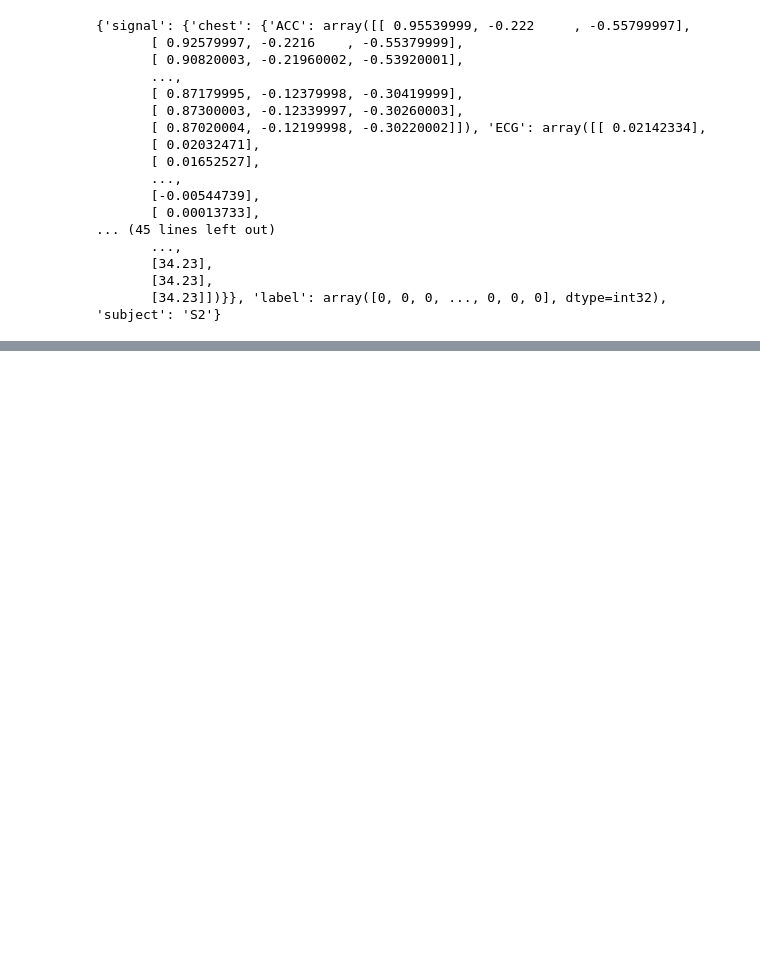
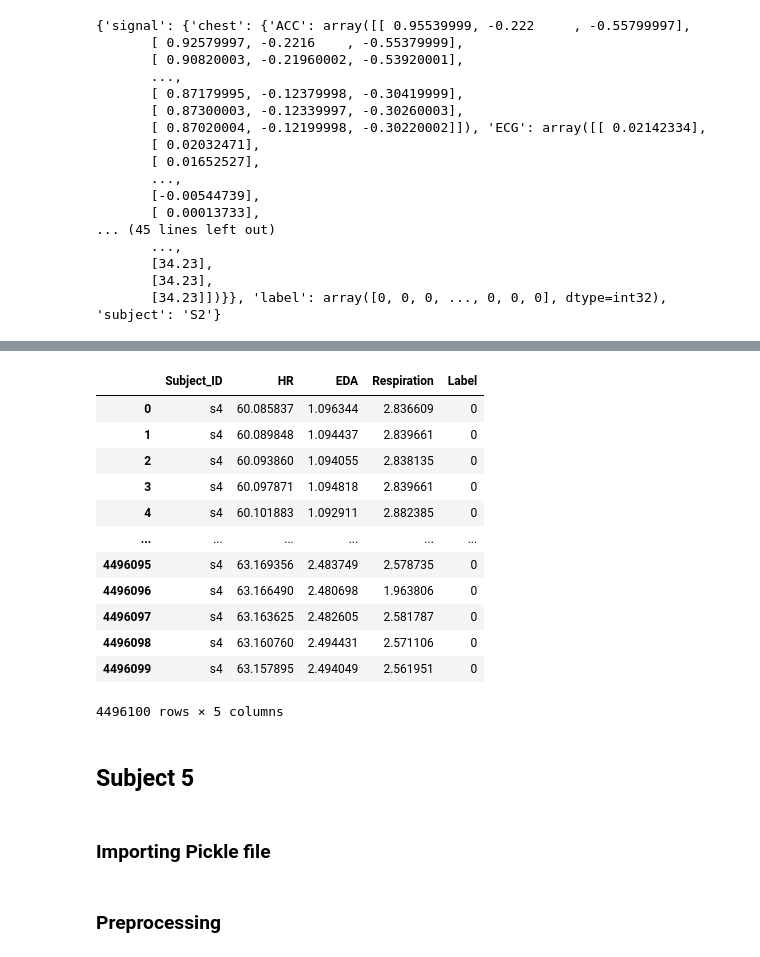
Before and after one commit to abdul-azeem-elsharkawy/Stress-Detection-via-Wearable-Sensors, a Jupyter notebook: stress-detection-via-wearable-sensors.ipynb, the cells around one changed output, grey strips where cells are left out. Saved outputs shown, nothing was run; the diff lists cells and outputs as text; code cells hidden in the pictures; blank space fills up the shorter version.

```diff
--- a/stress-detection-via-wearable-sensors.ipynb
+++ b/stress-detection-via-wearable-sensors.ipynb
@@ -103,0 +187,3 @@ print(time)
+# %%
+with open('/kaggle/input/wesad-full-dataset/WESAD/S4/S4.pkl', "rb") as file:
+    s4 = pickle.load(file, encoding="latin1")
@@ -103,0 +192,56 @@ print(time)
+# %%
+s4_ecg_signal = s4["signal"]["chest"]["ECG"]
+s4_eda_signal = s4["signal"]["chest"]["EDA"]
+s4_resp_signal = s4["signal"]["chest"]["Resp"]
+s4_labels = s4["label"]
+
+# Flatten the data (make it 1D array)
+s4_ecg_signal = s4_ecg_signal.flatten()
+s4_eda_signal = s4_eda_signal.flatten()
+s4_resp_signal = s4_resp_signal.flatten()
+
+# Noise Reduction
+s4_ecg_cleaned = nk.ecg_clean(s4_ecg_signal, sampling_rate=fs_ecg)
+
+# Finding R-Peaks
+s4_r_peaks, _ = signal.find_peaks(s4_ecg_cleaned, distance=fs_ecg*0.6, height=np.mean(s4_ecg_cleaned))
+
+# Calculate HR in Beats Per Minute (BPM)
+s4_rr_intervals = np.diff(s4_r_peaks) / fs_ecg
+s4_hr_bpm = 60 / s4_rr_intervals
+
+# Making HR and EDA equal in number of samples
+s4_hr_bpm_resampled = np.interp(np.linspace(0, len(s4_hr_bpm), len(s4_eda_signal)),
+                             np.linspace(0, len(s4_hr_bpm), len(s4_hr_bpm)),
+                             s4_hr_bpm)
+
+# Synchronizing features and labels
+s4_data_dict = {
+    "Subject_ID": 's4',
+    "HR": s4_hr_bpm_resampled,         # معدل ضربات القلب (HR) متزامن مع EDA
+    "EDA": s4_eda_signal[:len(s4_hr_bpm_resampled)],  # اقتصاص EDA ليتطابق مع HR
+    "Respiration": s4_resp_signal[:len(s4_hr_bpm_resampled)],  # اقتصاص Respiration
+    "Label": s4_labels[:len(s4_hr_bpm_resampled)]  # التصنيفات الخاصة بالمريض
+}
+
+s4_df = pd.DataFrame(s4_data_dict)
+# %%
+s4_df
+# %% [output]
+|  | Subject_ID | HR | EDA | Respiration | Label |
+| 0 | s4 | 60.085837 | 1.096344 | 2.836609 | 0 |
+| 1 | s4 | 60.089848 | 1.094437 | 2.839661 | 0 |
+| 2 | s4 | 60.093860 | 1.094055 | 2.838135 | 0 |
+| 3 | s4 | 60.097871 | 1.094818 | 2.839661 | 0 |
+| 4 | s4 | 60.101883 | 1.092911 | 2.882385 | 0 |
+| ... | ... | ... | ... | ... | ... |
+| 4496095 | s4 | 63.169356 | 2.483749 | 2.578735 | 0 |
+| 4496096 | s4 | 63.166490 | 2.480698 | 1.963806 | 0 |
+| 4496097 | s4 | 63.163625 | 2.482605 | 2.581787 | 0 |
+| 4496098 | s4 | 63.160760 | 2.494431 | 2.571106 | 0 |
+| 4496099 | s4 | 63.157895 | 2.494049 | 2.561951 | 0 |
+4496100 rows × 5 columns
+# %% [markdown]
+## Subject 5
+# %% [markdown]
+### Importing Pickle file
@@ -103,0 +251,2 @@ print(time)
+# %% [markdown]
+### Preprocessing
```
Also changed, not shown: parts of 31 cells of this notebook.
